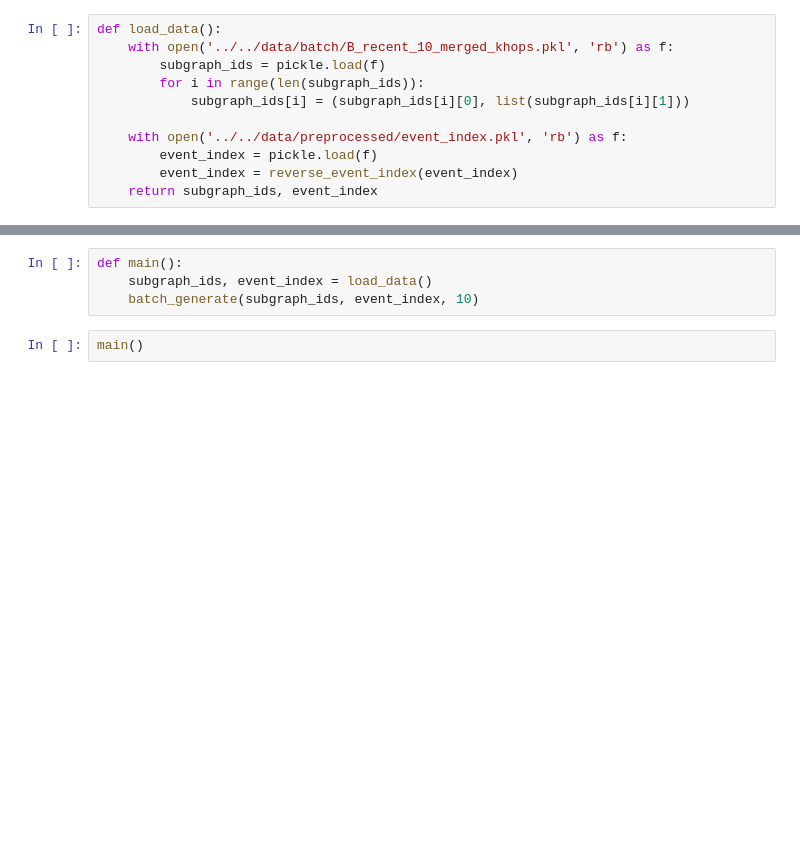
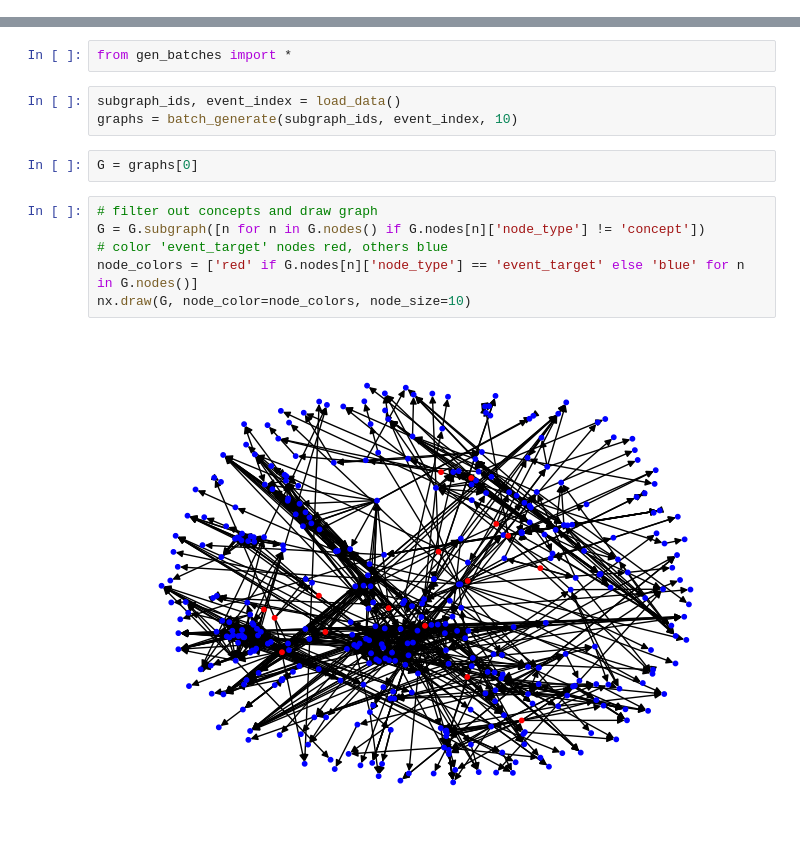
Before and after one commit to AMGrobelnik/MLG-Predicting-Impacful-Events, a Jupyter notebook: preprocess/graph/gen_batches.ipynb, the cells around one changed output, grey strips where cells are left out. Cells and saved outputs as stored; diff of their text form; blank space fills up the shorter version.

```diff
--- a/preprocess/graph/gen_batches.ipynb
+++ b/preprocess/graph/gen_batches.ipynb
@@ -9,11 +0,0 @@ import torch
-# %%
-def load_data():
-    with open('../../data/batch/B_recent_10_merged_khops.pkl', 'rb') as f:
-        subgraph_ids = pickle.load(f)
-        for i in range(len(subgraph_ids)):
-            subgraph_ids[i] = (subgraph_ids[i][0], list(subgraph_ids[i][1]))
-
-    with open('../../data/preprocessed/event_index.pkl', 'rb') as f:
-        event_index = pickle.load(f)
-        event_index = reverse_event_index(event_index)
-    return subgraph_ids, event_index
@@ -184,6 +1,15 @@ def generate_subgraph(target_ids, neighbor_ids, event_index, concept_llms):
+# %%
+from gen_batches import *
 # %%
-def main():
-    subgraph_ids, event_index = load_data()
-    batch_generate(subgraph_ids, event_index, 10)
+subgraph_ids, event_index = load_data()
+graphs = batch_generate(subgraph_ids, event_index, 10)
-# %%
-main()
+# %%
+G = graphs[0]
+# %%
+# filter out concepts and draw graph
+G = G.subgraph([n for n in G.nodes() if G.nodes[n]['node_type'] != 'concept'])
+# color 'event_target' nodes red, others blue
+node_colors = ['red' if G.nodes[n]['node_type'] == 'event_target' else 'blue' for n in G.nodes()]
+nx.draw(G, node_color=node_colors, node_size=10)
+# %% [output]
+[figure, added]
```
Also changed, not shown: parts of 4 cells of this notebook, 1 other file.
